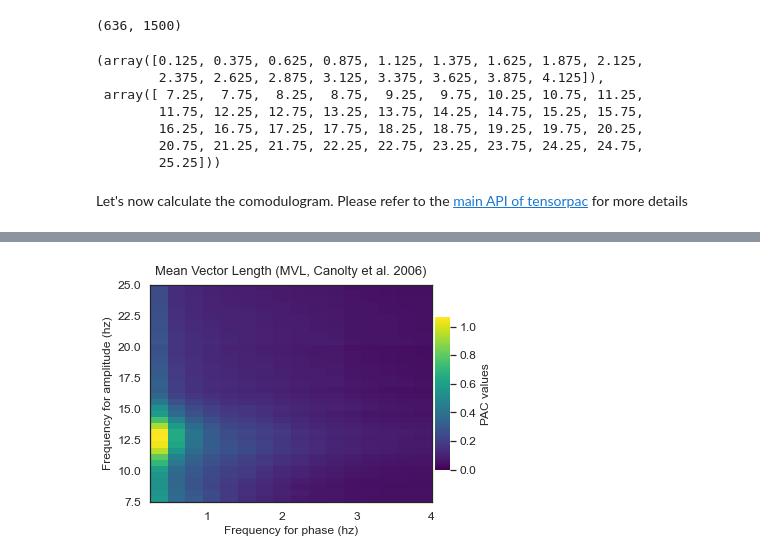
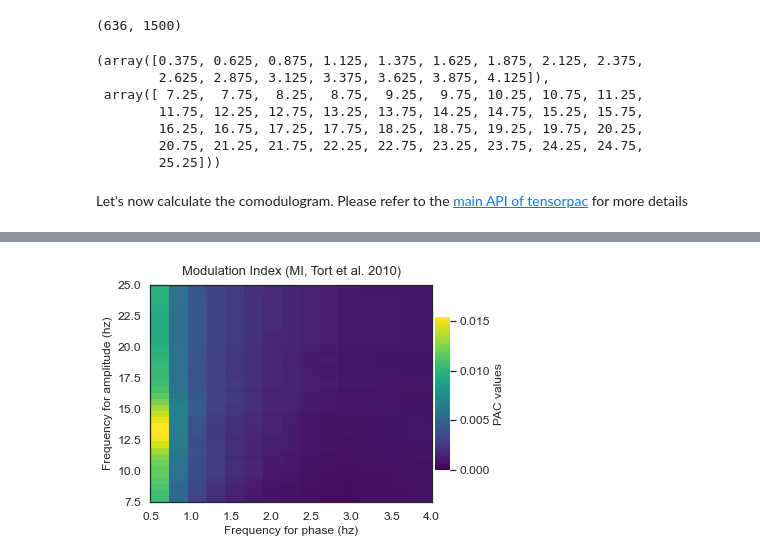
Before and after one commit to raphaelvallat/yasa, a Jupyter notebook: notebooks/12_SO-sigma_coupling.ipynb, the cells around one changed output, grey strips where cells are left out. Drawn from its saved outputs; the diff is of its cells as text; code cells hidden in the pictures.

```diff
--- a/notebooks/12_SO-sigma_coupling.ipynb
+++ b/notebooks/12_SO-sigma_coupling.ipynb
@@ -192,13 +185,13 @@ data_N2.shape
 (636, 1500)
 # %%
 # First, let's define our array of frequencies for phase and amplitude
-f_pha = np.arange(0.125, 4.25, 0.25)  # Frequency for phase
+f_pha = np.arange(0.375, 4.25, 0.25)  # Frequency for phase
 f_amp = np.arange(7.25, 25.5, 0.5)  # Frequency for amplitude
 
 f_pha, f_amp
 # %% [output]
-(array([0.125, 0.375, 0.625, 0.875, 1.125, 1.375, 1.625, 1.875, 2.125,
-        2.375, 2.625, 2.875, 3.125, 3.375, 3.625, 3.875, 4.125]),
+(array([0.375, 0.625, 0.875, 1.125, 1.375, 1.625, 1.875, 2.125, 2.375,
+        2.625, 2.875, 3.125, 3.375, 3.625, 3.875, 4.125]),
  array([ 7.25,  7.75,  8.25,  8.75,  9.25,  9.75, 10.25, 10.75, 11.25,
         11.75, 12.25, 12.75, 13.25, 13.75, 14.25, 14.75, 15.25, 15.75,
         16.25, 16.75, 17.25, 17.75, 18.25, 18.75, 19.25, 19.75, 20.25,
@@ -211,7 +204,7 @@ from tensorpac import Pac
 sns.set(font_scale=1.1, style='white')
 
 # Define a PAC object
-p = Pac(idpac=(1, 0, 0), f_pha=f_pha, f_amp=f_amp, verbose='WARNING')
+p = Pac(idpac=(2, 0, 0), f_pha=f_pha, f_amp=f_amp, verbose='WARNING')
 
 # Filter the data and extract the PAC values
 xpac = p.filterfit(sf, data_N2)
@@ -224,4 +215,4 @@ WARNING | MVL is amplitude dependent which means that if the amplitude increases
-[figure, old version]
+[figure, new version]
 # %%
 # Extract PAC values into a DataFrame
 df_pac = pd.DataFrame(xpac.mean(-1), columns=p.xvec, index=p.yvec)
```
Also changed, not shown: parts of 7 cells of this notebook, 10 other files.
